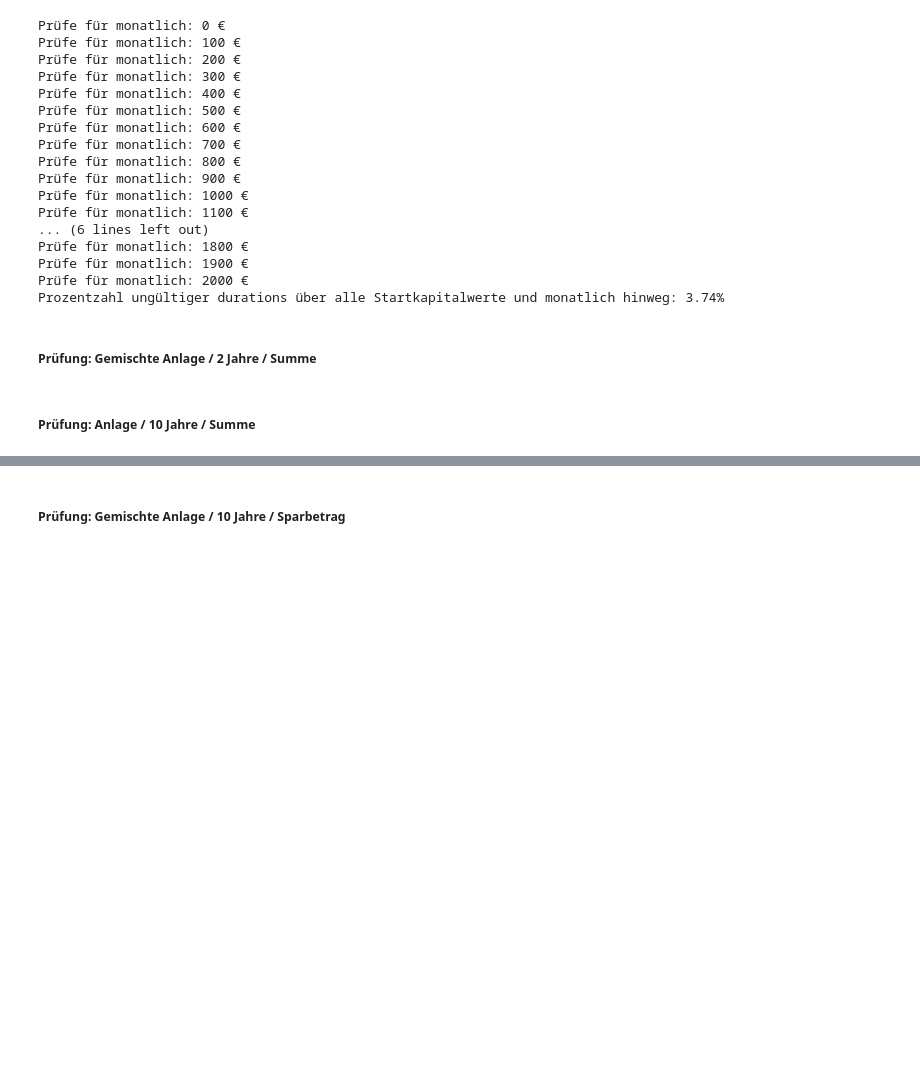
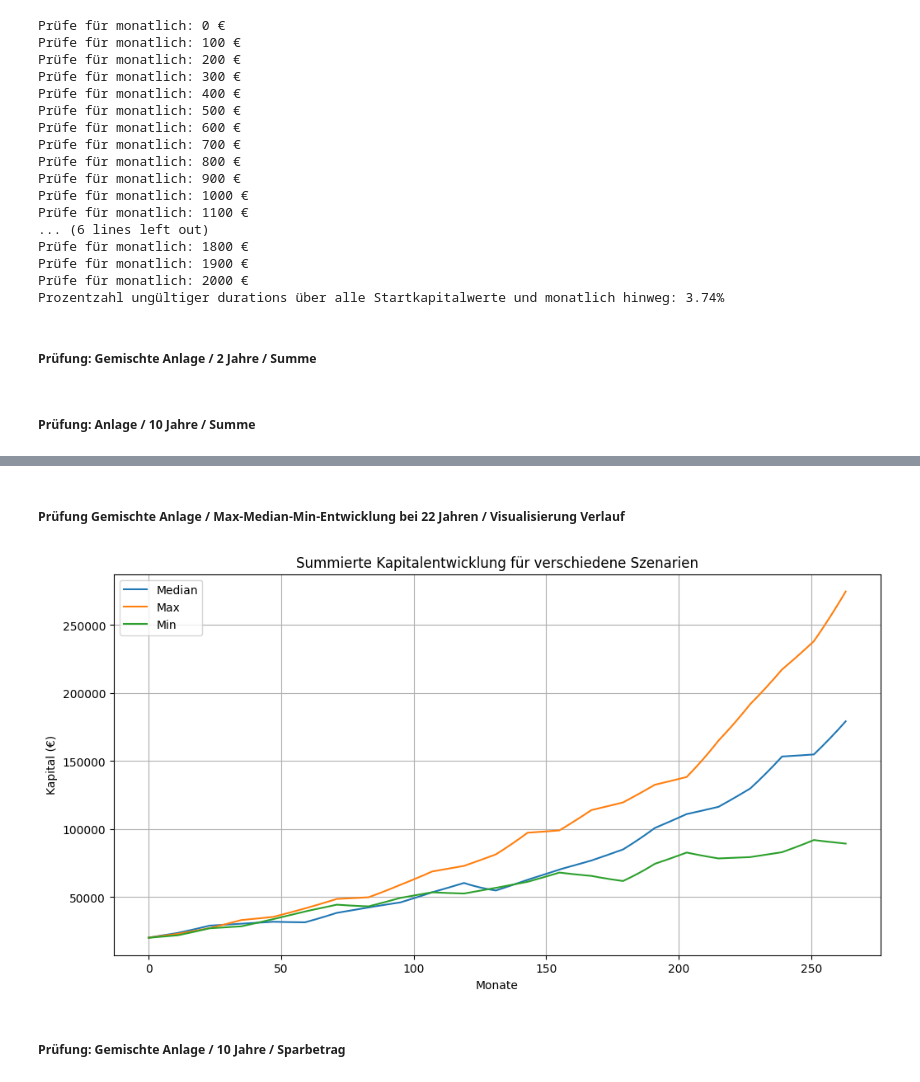
Before and after one commit to merekat/hb-passiv-income, a Jupyter notebook: script.ipynb, the cells around one changed output, grey strips where cells are left out. Cells and saved outputs as stored; diff of their text form; code cells hidden in the pictures; blank space fills up the shorter version.

```diff
--- a/script.ipynb
+++ b/script.ipynb
@@ -897,2 +936,69 @@ Endwert Anleihe: 50779.08 €
+# %% [markdown]
+##### Prüfung Gemischte Anlage / Max-Median-Min-Entwicklung bei 22 Jahren / Visualisierung Verlauf
+# %%
+# Data arrays for median, max, and min scenarios
+renditen_anleihe_median = [-5.42, -3.29, -2.08, 1.06, 0.63, 1.51, 4.47, 4.03, 3.85, 9.57, 7.22, 4.37, 4.66, 4.88, 5.88, 5.85, 7.51, 8.21, 5.53, 7.07, 4.58, 5.59]
+renditen_dj_median = [12.39, 20.25, -7.68, -9.29, -19.79, 23.58, 1.04, -1.01, 14.72, 4.66, -33.66, 15.21, 10.34, 5.06, 7.52, 25.61, 6.6, -4.25, 12.83, 24.88, -6.1, 22.01]
+
+renditen_anleihe_max = [4.47, 4.03, 3.85, 9.57, 7.22, 4.37, 4.66, 4.88, 5.88, 5.85, 7.51, 8.21, 5.53, 7.07, 4.58, 5.59, 6.73, 4.63, 4.53, 1.85, 1.21, 2.86]
+renditen_dj_max = [-3.93, 6.0, 17.02, -12.81, 10.51, 14.66, -11.88, 20.58, 16.8, -2.46, 7.08, 23.29, -7.49, 16.7, 0.19, 10.88, -2.4, 29.68, 22.51, 18.63, 12.39, 20.25]
+
+renditen_anleihe_min = [2.64, 3.25, 2.65, 2.03, 3.66, 1.47, 3.27, 2.45, 1.58, 1.62, 1.27, 1.17, 1.21, 1.06, 0.69, 0.77, -0.11, 0.07, -1.38, -3.39, -1.66, 1.05]
+renditen_dj_min = [-12.0, 15.9, -13.56, 14.24, 11.66, 8.1, -20.79, 12.9, 2.9, -16.4, 3.31, 4.14, 11.76, -17.25, -24.08, 39.48, 15.42, -17.78, -3.93, 6.0, 17.02, -12.81]
+
+# Function to calculate monthly values
+def calculate_monthly_values(startkapital, monatlich, renditen):
+    kapital = startkapital
+    monthly_values = []
+    for jahr in range(len(renditen)):
+        monatszins = (1 + renditen[jahr] / 100) ** (1/12) - 1
+        for m in range(12):
+            kapital = kapital * (1 + monatszins) + monatlich
+            monthly_values.append(kapital)
+    return monthly_values
+
+# Calculate summed monthly values for all scenarios
+summed_median = [
+    a + b for a, b in zip(
+        calculate_monthly_values(10000, 125, renditen_anleihe_median),
+        calculate_monthly_values(10000, 125, renditen_dj_median)
+    )
+]
+
+summed_max = [
+    a + b for a, b in zip(
+        calculate_monthly_values(10000, 125, renditen_anleihe_max),
+        calculate_monthly_values(10000, 125, renditen_dj_max)
+    )
+]
+
+summed_min = [
+    a + b for a, b in zip(
+        calculate_monthly_values(10000, 125, renditen_anleihe_min),
+        calculate_monthly_values(10000, 125, renditen_dj_min)
+    )
+]
+
+# Combine all values into a DataFrame
+data = {
+    "Median": summed_median,
+    "Max": summed_max,
+    "Min": summed_min
+}
+df = pd.DataFrame(data)
+
+# Plot the data
+plt.figure(figsize=(12, 6))
+for column in df.columns:
+    plt.plot(df[column], label=column)
+
+plt.title("Summierte Kapitalentwicklung für verschiedene Szenarien")
+plt.xlabel("Monate")
+plt.ylabel("Kapital (€)")
+plt.legend()
+plt.grid()
+plt.show()
+# %% [output]
+[figure, added]
 # %% [markdown]
 ##### Prüfung: Gemischte Anlage / 10 Jahre / Sparbetrag
```
Also changed, not shown: parts of 15 cells of this notebook, 2 other files.
